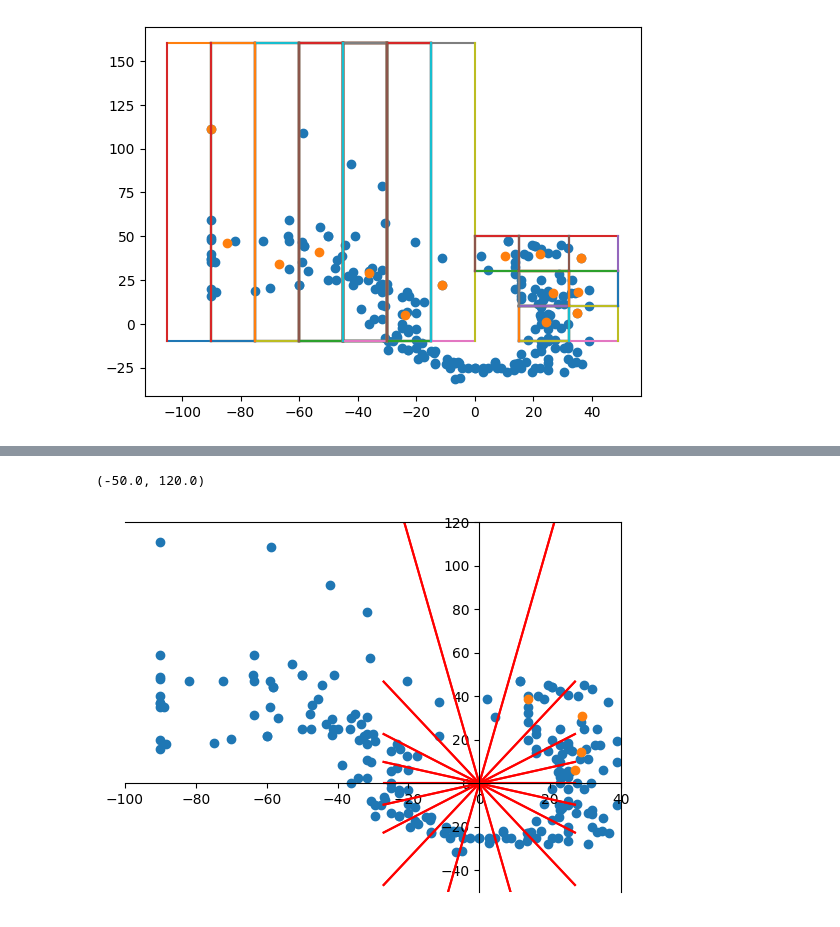
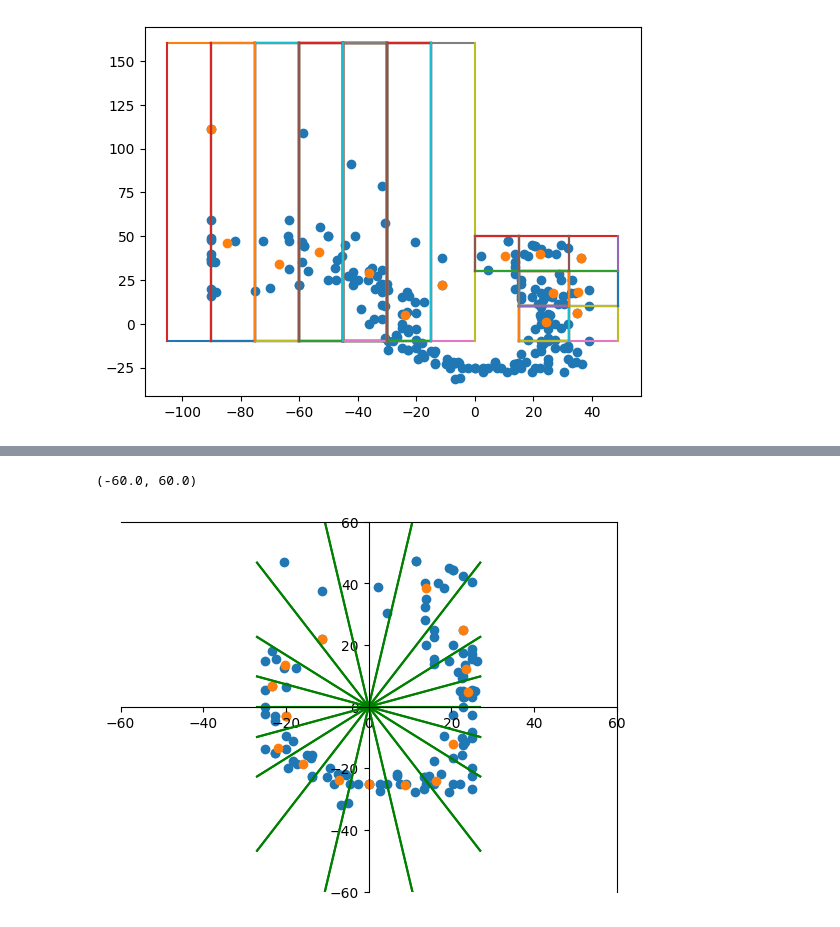
Before and after one commit to Pavel9474/Hypophysis, a Jupyter notebook: mean_curve_from_many_curves.ipynb, the cells around one changed output, grey strips where cells are left out. Cells and saved outputs as stored; diff of their text form; code cells hidden in the pictures.

Commit message:
preliminary tests done, code wors wrong

```diff
--- a/mean_curve_from_many_curves.ipynb
+++ b/mean_curve_from_many_curves.ipynb
@@ -87,6 +87,7 @@ for i in aver_area:
 [[-105, -90, -10, 160], [-90, -75, -10, 160], [-90, -75, -10, 160], [-90, -75, -10, 160], [-90, -75, -10, 160], [-90, -75, -10, 160], [-75, -60, -10, 160], [-75, -60, -10, 160], [-75, -60, -10, 160],  ...
 [figure]
 # %%
+
 x_r=list(df['xround'].dropna())
 y_r=list(df['yround'].dropna())
 
@@ -98,31 +99,38 @@ def ray(x, y, azimuth, elevation, step):
 res=ray(0,0,20,30,150)
 # print(res)
 fig = plt.subplots()
-plt.scatter(df['x'], df['y'])
+plt.scatter(df['xround'], df['yround'])
 plt.gca().spines['bottom'].set_position(('data',0))
 plt.gca().spines['left'].set_position(('data',0))
 step_angle=20
 x = np.array([-27,27])
-
+xy=dict(zip(x_r,y_r))
 y_sectors=[]
 crit_sector=[]
-# x=27
 for i in range(0,360,step_angle):
-
     y = x*ma.tan(ma.radians(i))
     angle_K=ma.tan(ma.radians(i))
     y_sectors.append(angle_K)
-    # print(x,y)
-    plt.plot(x,y, 'r-')
-    # x=x-54/18
-    # plt.plot([0,x],[0,y])
-# plt.plot(x,x*ma.tan(ma.radians(80)))
-
-print(y_sectors)
-print(len(y_sectors))
-
-# print(y_sectors)
-# print(xy)
+    plt.plot(x,y, 'g-')
+# for i in range(0,360,step_angle):
+#     x=ma.sqrt(1/((ma.tan(ma.radians(i))**2)+1))
+#     y=ma.sqrt(ma.tan(ma.radians(i))**2/((ma.tan(ma.radians(i))**2)+1))
+#     angle_K=ma.tan(ma.radians(i))
+#     y_sectors.append(angle_K)
+#     plt.plot([0,x*200],[0,y*200], 'r-')
+#     if 180>i>90:
+#         plt.plot([0,x*-200],[0,y*200], 'r-')
+#     if 270>i>=180:
+#         plt.plot([0,x*-200],[0,y*-200], 'r-')
+#     if 360>i>270:
+#         plt.plot([0,x*200],[0,y*-200], 'r-')
+#     else:
+#         plt.plot([0,x*200],[0,y*200], 'r-')
+def coordinates_averaging(array):
+    x_average=np.mean(list(array.keys()))
+    y_average=np.mean(list(array.values()))
+    average_coordinates[x_average]=y_average
+    return average_coordinates
 average_coordinates={}
 steps_before_crit=(360-90)/step_angle
 for i in range(0, len(y_sectors)):
@@ -130,12 +138,11 @@ for i in range(0, len(y_sectors)):
         crit_sector.append(y_sectors[i])
         crit_sector.append(y_sectors[i+1])
 for i in range(0,len(y_sectors)):
-    # i=i+1
+    average_array0={}
     average_array1={}
     average_array2={}
     average_array3={}
     average_array4={}
-
     for j in xy:
         if j<0 and xy[j]<0 and y_sectors[i-1]<xy[j]/j<y_sectors[i]:
             average_array3[j]=xy[j]
@@ -145,15 +152,30 @@ for i in range(0,len(y_sectors)):
             average_array2[j]=xy[j]
         elif j>0 and xy[j]>0 and y_sectors[i-1]<xy[j]/j<y_sectors[i]:
             average_array1[j]=xy[j]
-    print(average_array2)
-    x_average=np.mean(list(average_array1.keys()))
-    y_average=np.mean(list(average_array1.values()))
-    average_coordinates[x_average]=y_average
-    print(average_coordinates)
-
+        elif j==0:
+            average_array0[j]=xy[j]
+    # print(average_array1, y_sectors[i-1], y_sectors[i])
+    # print(average_array1)
+    arrr0=coordinates_averaging(average_array0)
+    arrr1=coordinates_averaging(average_array1)
+    arrr2=coordinates_averaging(average_array2)
+    arrr3=coordinates_averaging(average_array3)
+    arrr4=coordinates_averaging(average_array4)
+    average_coordinates=arrr1.copy()
+    # print(arrr1)
+    average_coordinates.update(arrr2)
+    average_coordinates.update(arrr3)
+    average_coordinates.update(arrr4)
+    average_coordinates.update(arrr0)
+test={}
+for i in xy:
+    if i !=0 and ma.tan(ma.radians(40))<i/xy[i]<ma.tan(ma.radians(60)):
+        test[i]=xy[i]
+        print(test)
+        # print(i,  ma.tan(ma.radians(40)), ma.tan(ma.radians(60)))
 # print(average_array1)
 plt.scatter(list(average_coordinates.keys()),list(average_coordinates.values()))
-plt.xlim(-100,40)
-plt.ylim(-50,120)
+plt.xlim(-60,60)
+plt.ylim(-60,60)
 # print(average_coordinates)
 # %% [output]
@@ -177,2 +189,2 @@ plt.ylim(-50,120)
-(-50.0, 120.0)
+(-60.0, 60.0)
-[figure, old version]
+[figure, new version]
```
Also changed, not shown: parts of 1 cell of this notebook.
